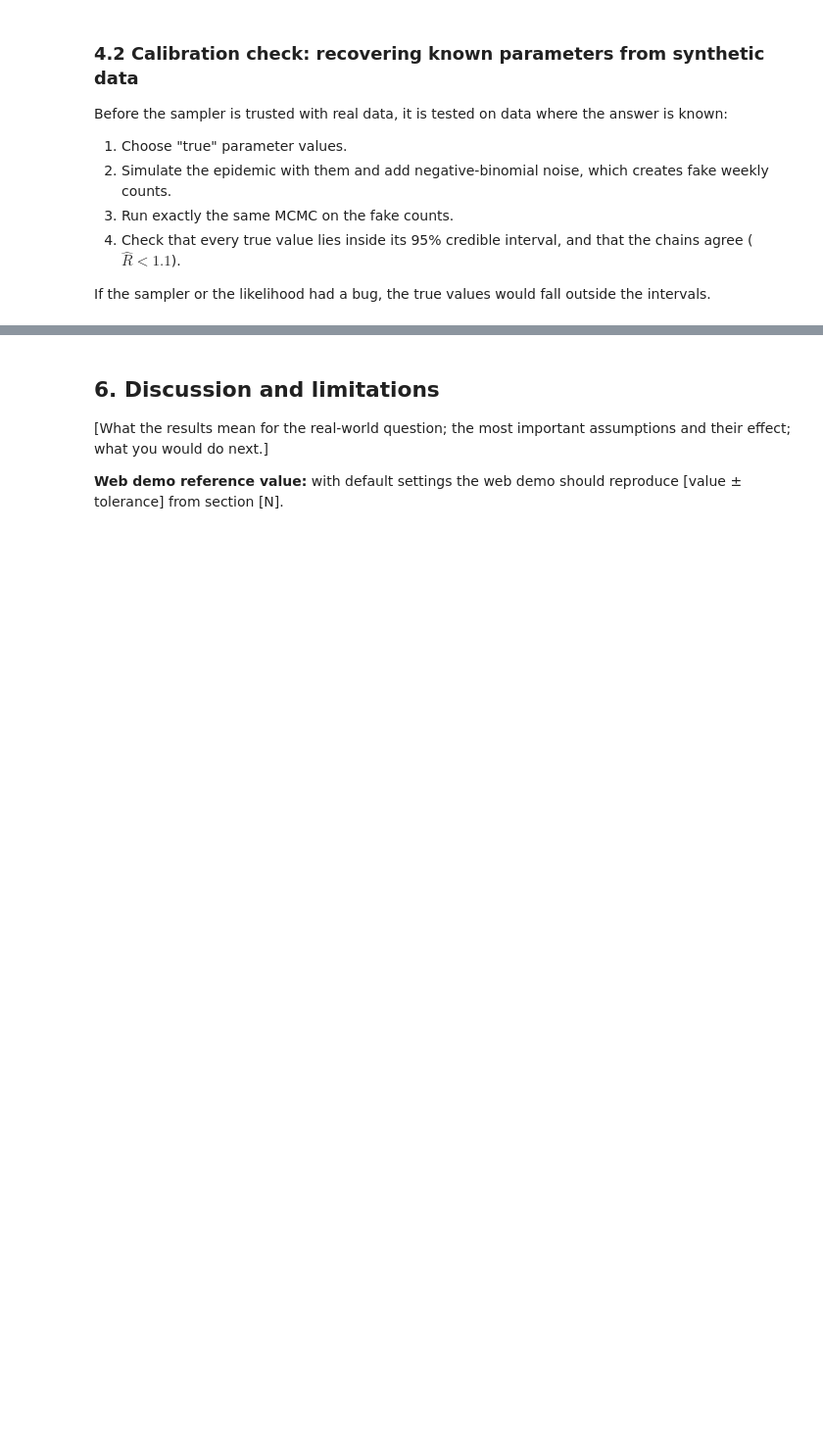
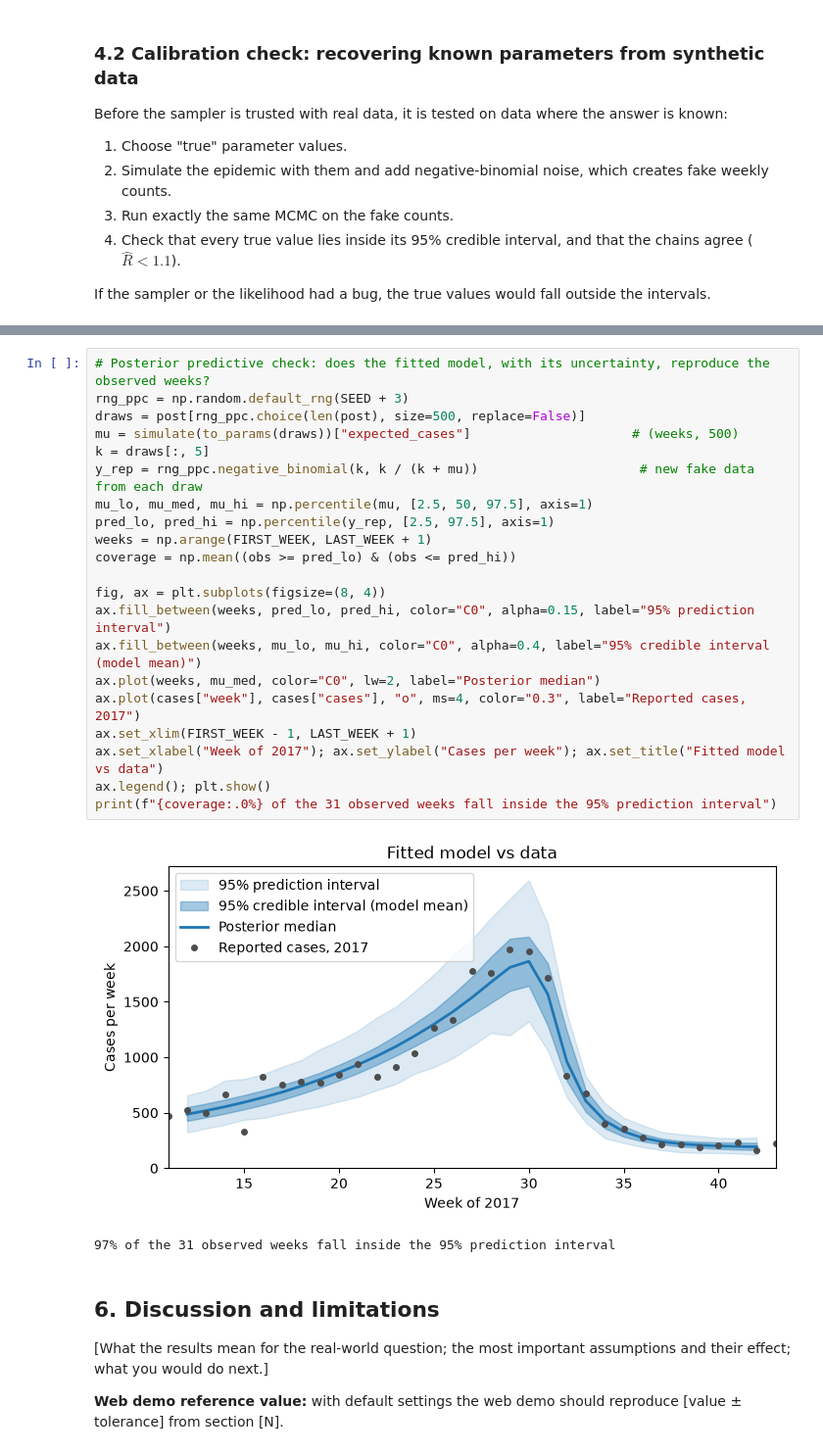
Before and after one commit to geethsenaviratne/dengue-sir-mcmc-colombo, a Jupyter notebook: notebook/dengue-sir-mcmc-colombo.ipynb, the cells around one changed output, grey strips where cells are left out. Shown at 98% size. Saved outputs shown, nothing was run; the diff lists cells and outputs as text; blank space fills up the shorter version.

```diff
--- a/notebook/dengue-sir-mcmc-colombo.ipynb
+++ b/notebook/dengue-sir-mcmc-colombo.ipynb
@@ -411,3 +459,27 @@ PASS 5 (calibration): all 6 true values recovered inside their 95% intervals; al
+# %%
+# Posterior predictive check: does the fitted model, with its uncertainty, reproduce the observed weeks?
+rng_ppc = np.random.default_rng(SEED + 3)
+draws = post[rng_ppc.choice(len(post), size=500, replace=False)]
+mu = simulate(to_params(draws))["expected_cases"]                     # (weeks, 500)
+k = draws[:, 5]
+y_rep = rng_ppc.negative_binomial(k, k / (k + mu))                     # new fake data from each draw
+mu_lo, mu_med, mu_hi = np.percentile(mu, [2.5, 50, 97.5], axis=1)
+pred_lo, pred_hi = np.percentile(y_rep, [2.5, 97.5], axis=1)
+weeks = np.arange(FIRST_WEEK, LAST_WEEK + 1)
+coverage = np.mean((obs >= pred_lo) & (obs <= pred_hi))
+
+fig, ax = plt.subplots(figsize=(8, 4))
+ax.fill_between(weeks, pred_lo, pred_hi, color="C0", alpha=0.15, label="95% prediction interval")
+ax.fill_between(weeks, mu_lo, mu_hi, color="C0", alpha=0.4, label="95% credible interval (model mean)")
+ax.plot(weeks, mu_med, color="C0", lw=2, label="Posterior median")
+ax.plot(cases["week"], cases["cases"], "o", ms=4, color="0.3", label="Reported cases, 2017")
+ax.set_xlim(FIRST_WEEK - 1, LAST_WEEK + 1)
+ax.set_xlabel("Week of 2017"); ax.set_ylabel("Cases per week"); ax.set_title("Fitted model vs data")
+ax.legend(); plt.show()
+print(f"{coverage:.0%} of the 31 observed weeks fall inside the 95% prediction interval")
+# %% [output]
+[figure, added]
+97% of the 31 observed weeks fall inside the 95% prediction interval
 # %% [markdown]
 ## 6. Discussion and limitations
 
```
Also changed, not shown: parts of 9 cells of this notebook.
